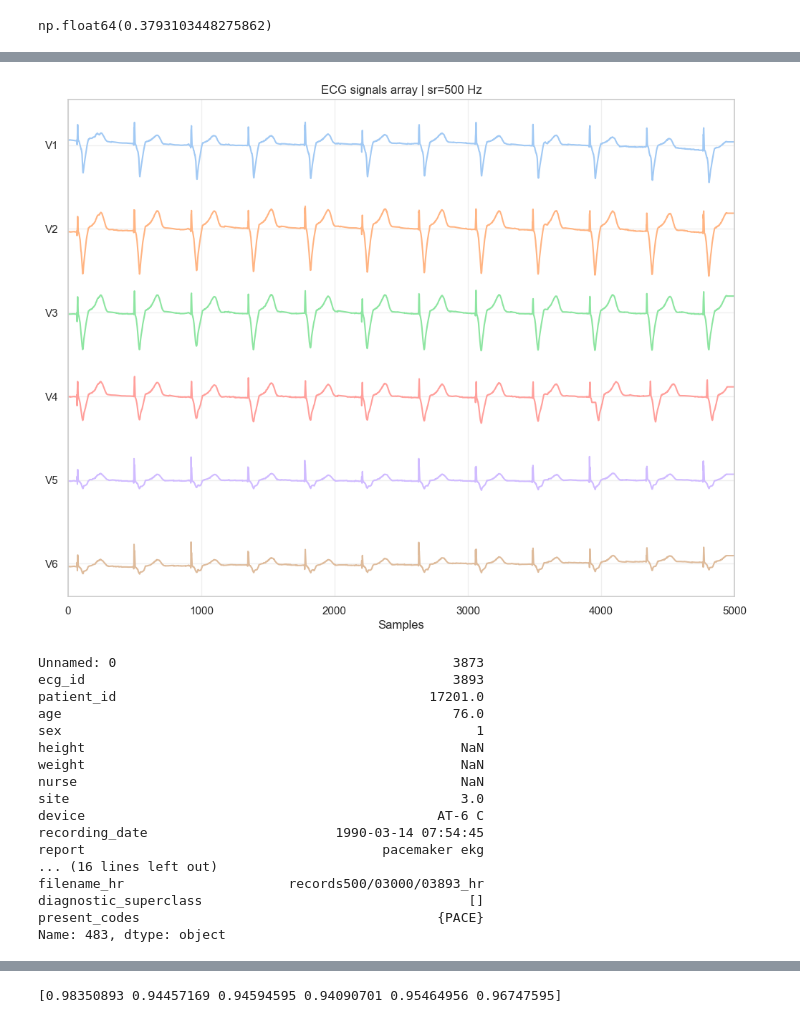
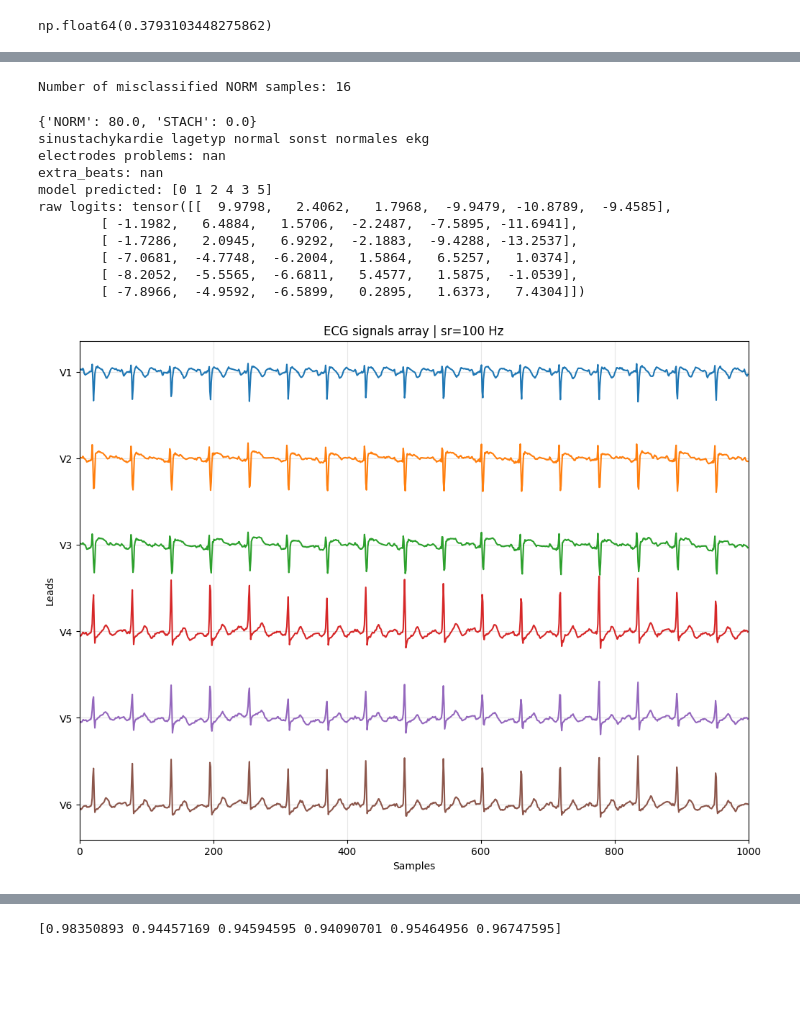
Before and after one commit to Nateml/bachelors_thesis, a Jupyter notebook: notebooks/exploratory/model_analysis.ipynb, the cells around one changed output, grey strips where cells are left out. Cells and saved outputs as stored; diff of their text form; code cells hidden in the pictures; blank space fills up the shorter version.

Commit message:
more model analysis

```diff
--- a/notebooks/exploratory/model_analysis.ipynb
+++ b/notebooks/exploratory/model_analysis.ipynb
@@ -636,27 +668,35 @@ plot_ecg(signals[5], sampling_rate=100)
-# %%
-# Lets look at the 500hz sample from ptb-xl
-filename = meta.iloc[pacemaker_idx[7]].filename_hr
-signals, leads = get_ecg_signals_from_file(filename, only_precordial_leads=True)
-plot_ecg(signals, sampling_rate=500, leads=leads)
-# %% [output]
-[figure, removed]
-# %%
-meta.iloc[pacemaker_idx[7]]
-# %% [output]
-Unnamed: 0                                           3873
-ecg_id                                               3893
-patient_id                                        17201.0
-age                                                  76.0
-sex                                                     1
-height                                                NaN
-weight                                                NaN
-nurse                                                 NaN
-site                                                  3.0
-device                                             AT-6 C
-recording_date                        1990-03-14 07:54:45
-report                                      pacemaker ekg
-... (16 lines left out)
-filename_hr                     records500/03000/03893_hr
-diagnostic_superclass                                  []
-present_codes                                      {PACE}
-Name: 483, dtype: object
+# %%
+# I want to inspect why the model is misclassifying "NORM" ECGs
+
+# Filter samples that contain NORM
+norm_idx = np.where(meta["scp_codes"].apply(lambda x: "NORM" in x.keys()))[0]
+
+# Filter misclassified samples that contain NORM
+# These are just indices that are both in the wrong_hungarian and norm_idx arrays
+wrong_norm_idx = np.intersect1d(wrong_hungarian, norm_idx)
+print("Number of misclassified NORM samples: " + str(len(wrong_norm_idx)))
+# %% [output]
+Number of misclassified NORM samples: 16
+# %%
+idx = wrong_norm_idx[2]
+signals = val_data_filtered[idx].cpu().numpy()
+plot_ecg(signals, sampling_rate=100)
+print(meta.iloc[idx].scp_codes)
+print(meta.iloc[idx].report)
+print("electrodes problems: " + str(meta.iloc[idx].electrodes_problems))
+print("extra_beats: " + str(meta.iloc[idx].extra_beats))
+print("model predicted: " + str(hungarian_preds[idx]))
+print("raw logits: " + str(logits[idx]))
+# %% [output]
+{'NORM': 80.0, 'STACH': 0.0}
+sinustachykardie lagetyp normal sonst normales ekg
+electrodes problems: nan
+extra_beats: nan
+model predicted: [0 1 2 4 3 5]
+raw logits: tensor([[  9.9798,   2.4062,   1.7968,  -9.9479, -10.8789,  -9.4585],
+        [ -1.1982,   6.4884,   1.5706,  -2.2487,  -7.5895, -11.6941],
+        [ -1.7286,   2.0945,   6.9292,  -2.1883,  -9.4288, -13.2537],
+        [ -7.0681,  -4.7748,  -6.2004,   1.5864,   6.5257,   1.0374],
+        [ -8.2052,  -5.5565,  -6.6811,   5.4577,   1.5875,  -1.0539],
+        [ -7.8966,  -4.9592,  -6.5899,   0.2895,   1.6373,   7.4304]])
+[figure, added]
```
Also changed, not shown: parts of 15 cells of this notebook, 9 other files.
